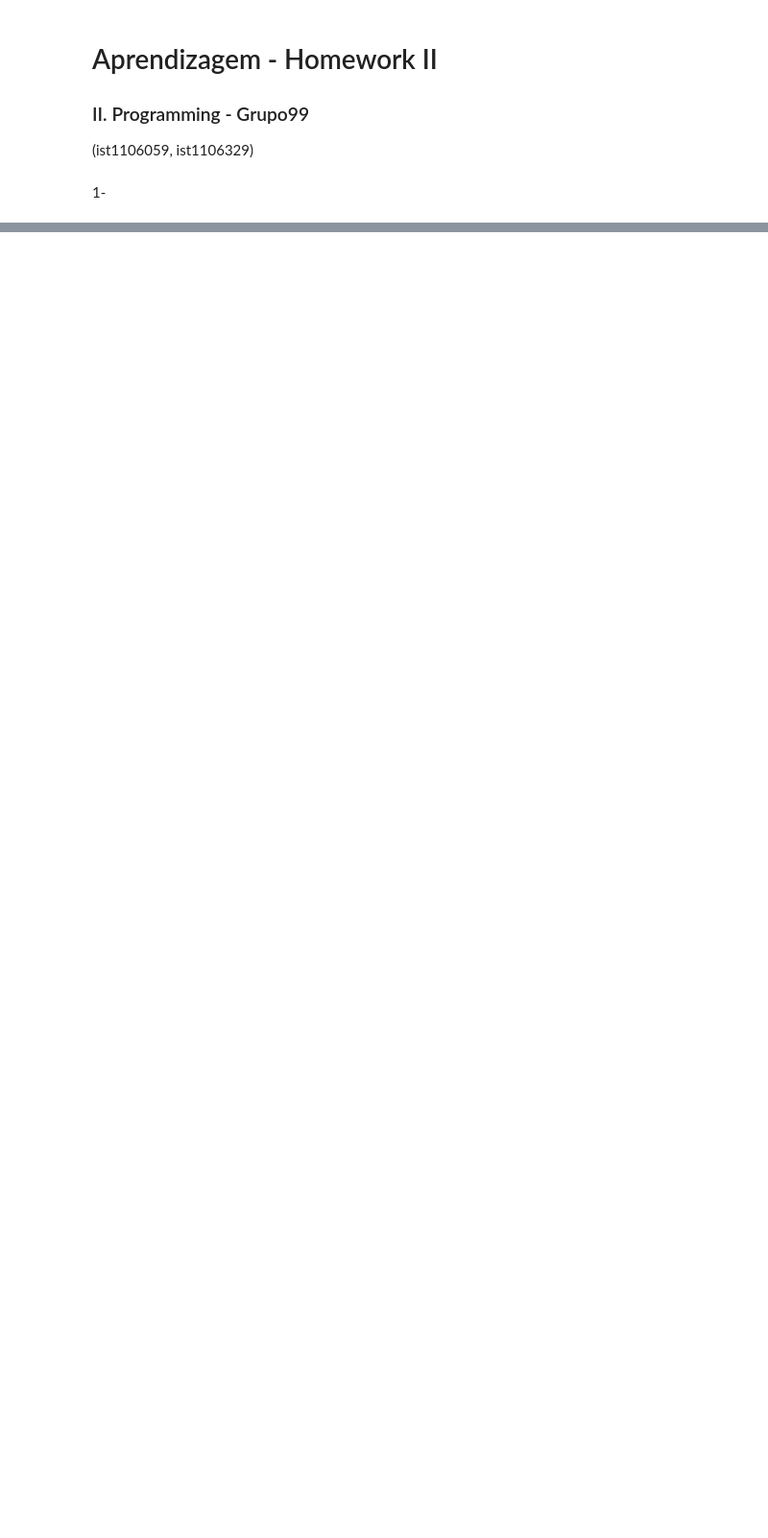
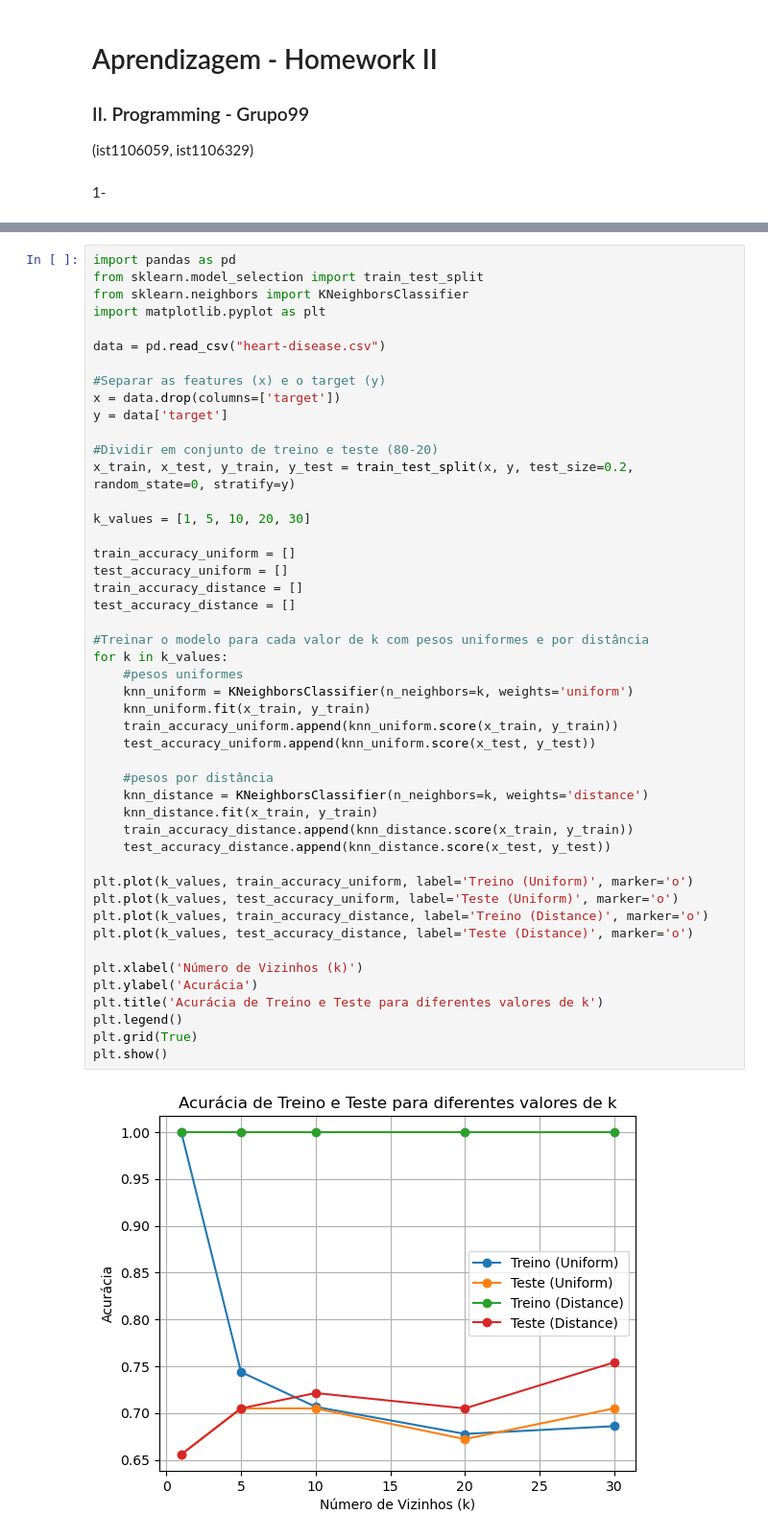
Before and after one commit to tiago-gsantos/ist-apren-proj2, a Jupyter notebook: programming.ipynb, the cells around one changed output, grey strips where cells are left out. Shown: that part at 96% size. Cells and saved outputs as stored; diff of their text form; blank space fills up the shorter version.

```diff
--- a/programming.ipynb
+++ b/programming.ipynb
@@ -113,0 +144,49 @@ plt.show()
+# %%
+import pandas as pd
+from sklearn.model_selection import train_test_split
+from sklearn.neighbors import KNeighborsClassifier
+import matplotlib.pyplot as plt
+
+data = pd.read_csv("heart-disease.csv")
+
+#Separar as features (x) e o target (y)
+x = data.drop(columns=['target'])
+y = data['target']
+
+#Dividir em conjunto de treino e teste (80-20)
+x_train, x_test, y_train, y_test = train_test_split(x, y, test_size=0.2, random_state=0, stratify=y)
+
+k_values = [1, 5, 10, 20, 30]
+
+train_accuracy_uniform = []
+test_accuracy_uniform = []
+train_accuracy_distance = []
+test_accuracy_distance = []
+
+#Treinar o modelo para cada valor de k com pesos uniformes e por distância
+for k in k_values:
+    #pesos uniformes
+    knn_uniform = KNeighborsClassifier(n_neighbors=k, weights='uniform')
+    knn_uniform.fit(x_train, y_train)
+    train_accuracy_uniform.append(knn_uniform.score(x_train, y_train))
+    test_accuracy_uniform.append(knn_uniform.score(x_test, y_test))
+
+    #pesos por distância
+    knn_distance = KNeighborsClassifier(n_neighbors=k, weights='distance')
+    knn_distance.fit(x_train, y_train)
+    train_accuracy_distance.append(knn_distance.score(x_train, y_train))
+    test_accuracy_distance.append(knn_distance.score(x_test, y_test))
+
+plt.plot(k_values, train_accuracy_uniform, label='Treino (Uniform)', marker='o')
+plt.plot(k_values, test_accuracy_uniform, label='Teste (Uniform)', marker='o')
+plt.plot(k_values, train_accuracy_distance, label='Treino (Distance)', marker='o')
+plt.plot(k_values, test_accuracy_distance, label='Teste (Distance)', marker='o')
+
+plt.xlabel('Número de Vizinhos (k)')
+plt.ylabel('Acurácia')
+plt.title('Acurácia de Treino e Teste para diferentes valores de k')
+plt.legend()
+plt.grid(True)
+plt.show()
+# %% [output]
+[figure, added]
```
Also changed, not shown: parts of 10 cells of this notebook.
